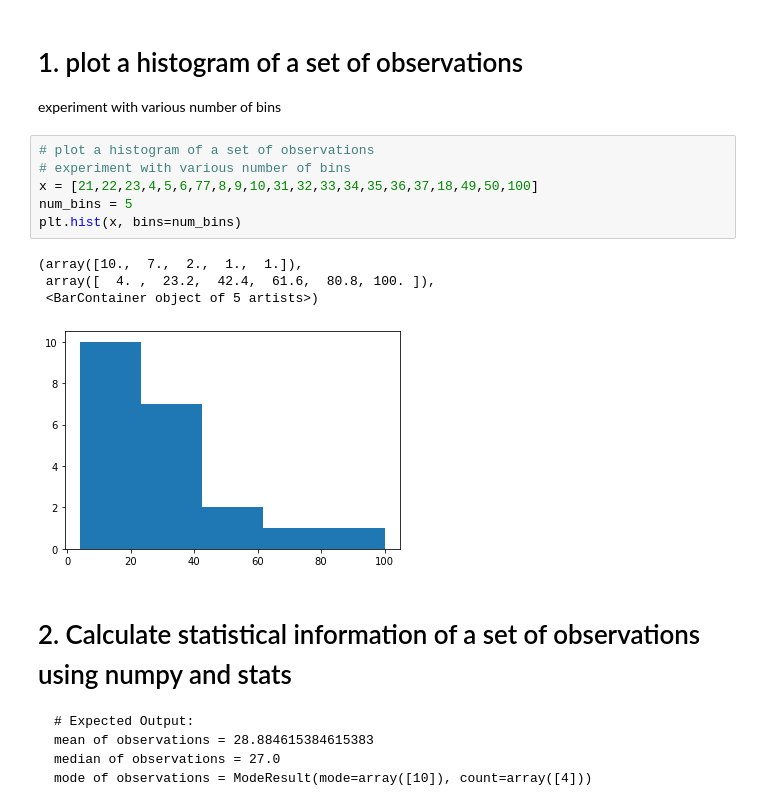
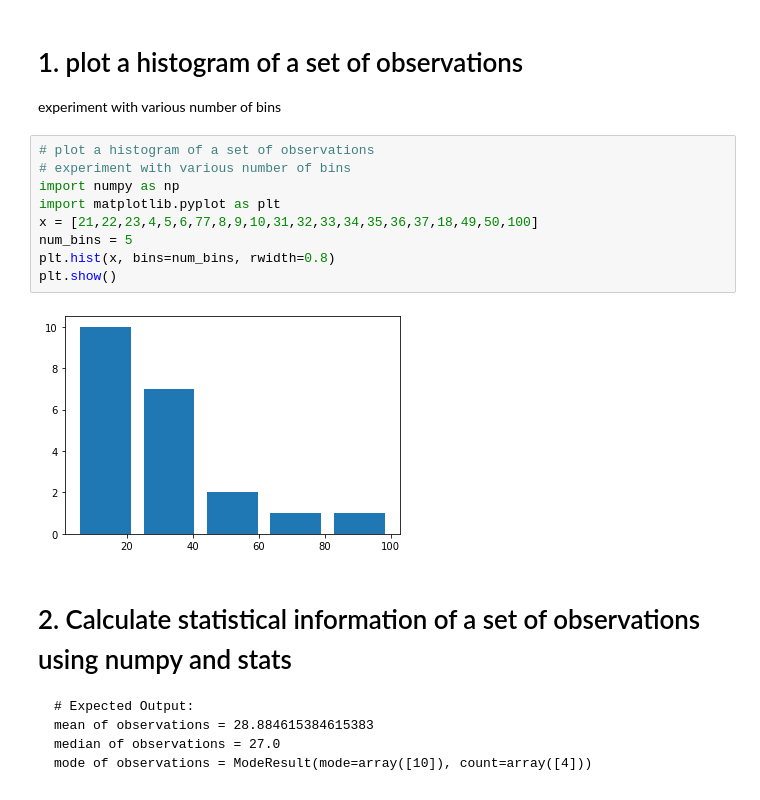
Before and after one commit to YunnC/IODLab, a Jupyter notebook: Lab_1.1.4 Statistics - part 2 Lab_Yunn.ipynb, the cells around one changed output. Cells and saved outputs as stored; diff of their text form.

````diff
--- a/Lab_1.1.4 Statistics - part 2 Lab_Yunn.ipynb
+++ b/Lab_1.1.4 Statistics - part 2 Lab_Yunn.ipynb
@@ -17,14 +17,14 @@ experiment with various number of bins
 # %%
 # plot a histogram of a set of observations
 # experiment with various number of bins
+import numpy as np
+import matplotlib.pyplot as plt
 x = [21,22,23,4,5,6,77,8,9,10,31,32,33,34,35,36,37,18,49,50,100]
 num_bins = 5
-plt.hist(x, bins=num_bins)
+plt.hist(x, bins=num_bins, rwidth=0.8)
+plt.show()
 # %% [output]
-(array([10.,  7.,  2.,  1.,  1.]),
- array([  4. ,  23.2,  42.4,  61.6,  80.8, 100. ]),
- <BarContainer object of 5 artists>)
-[figure, old version]
+[figure, new version]
 # %% [markdown]
 # 2. Calculate statistical information of a set of observations using numpy and stats
 ```
````
Also changed, not shown: parts of 9 cells of this notebook.
